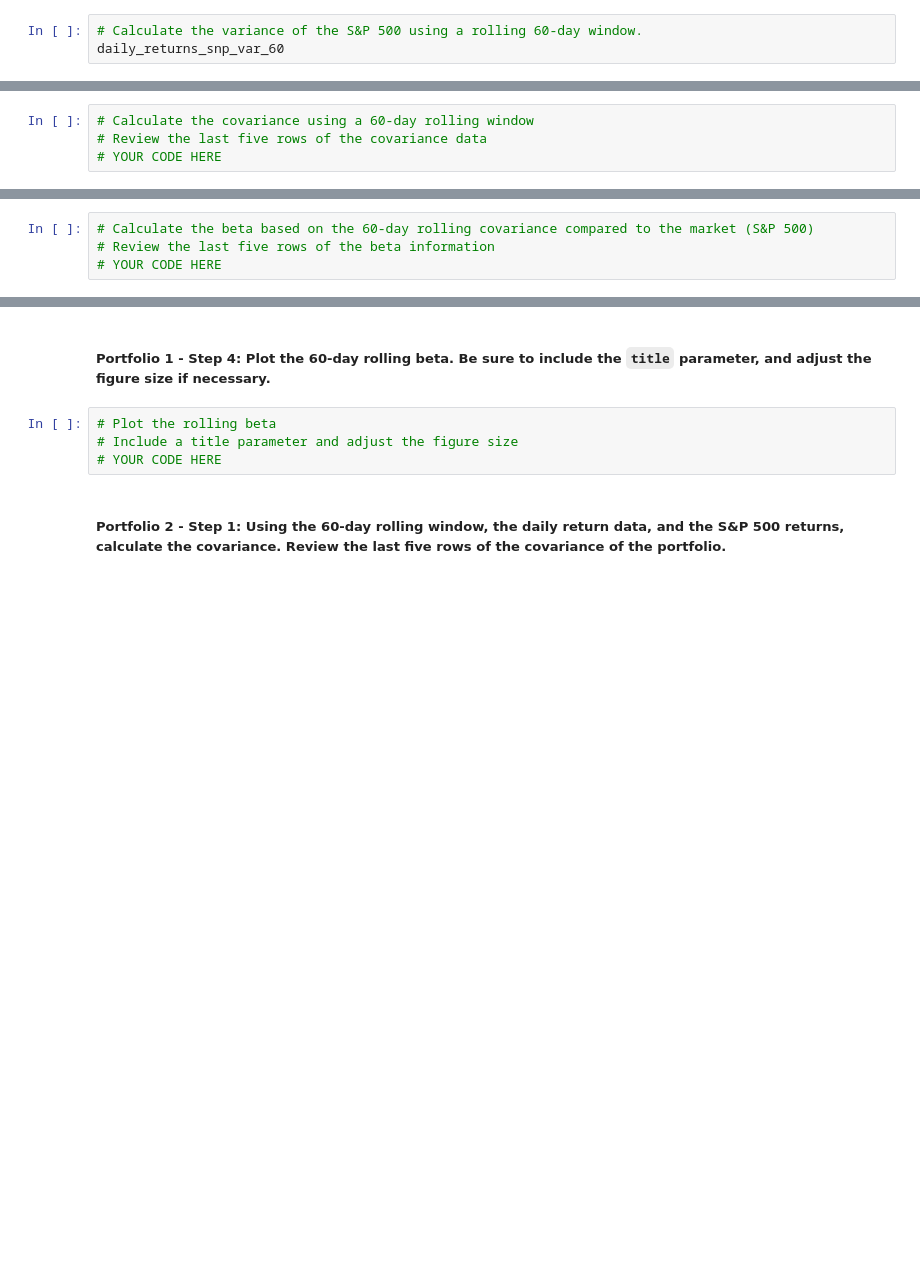
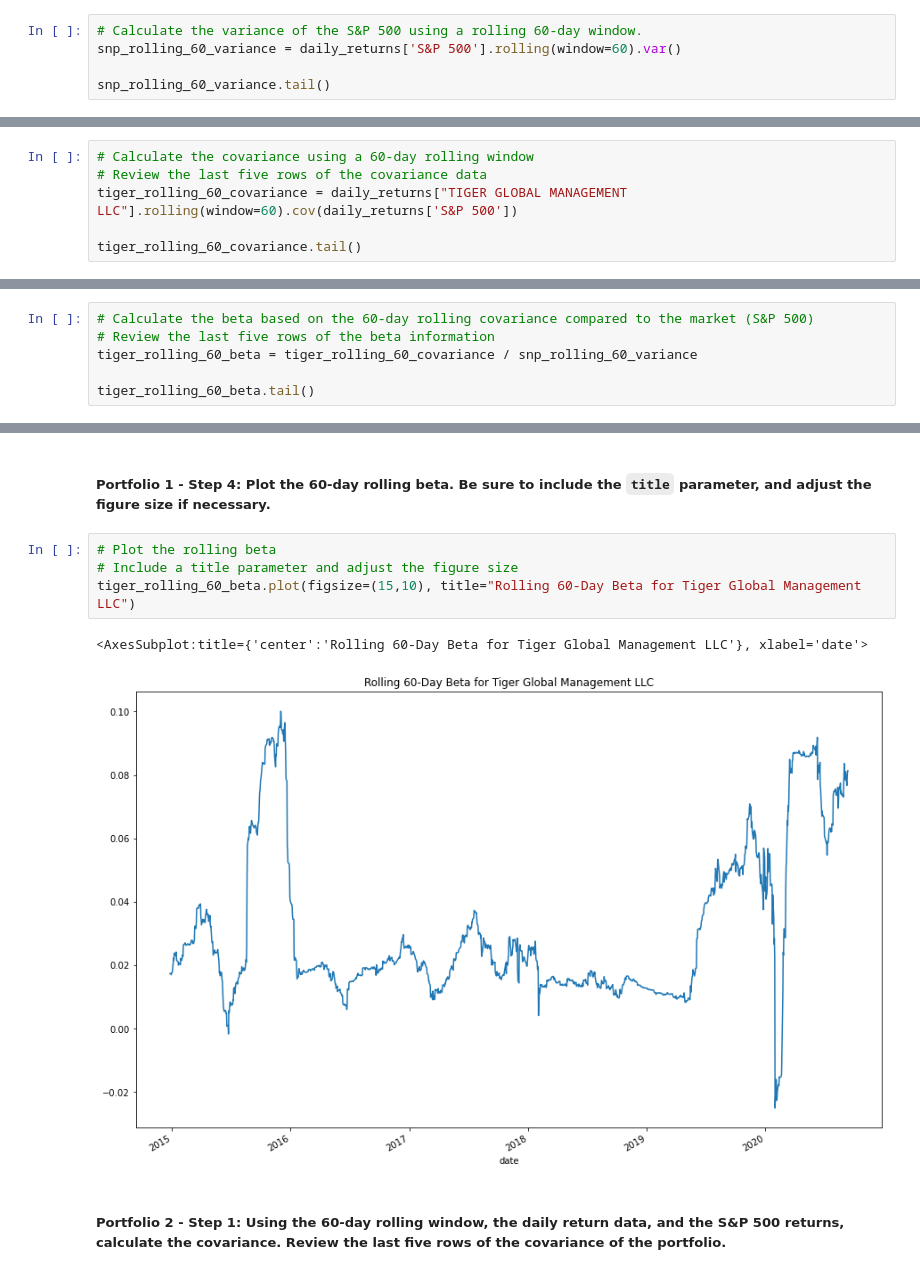
Before and after one commit to JonahLeggett/Risk_Return_Analysis, a Jupyter notebook: risk_return_analysis.ipynb, the cells around one changed output, grey strips where cells are left out. Cells and saved outputs as stored; diff of their text form; blank space fills up the shorter version.

```diff
--- a/risk_return_analysis.ipynb
+++ b/risk_return_analysis.ipynb
@@ -365,4 +365,6 @@ Your analysis is nearing completion. Now, you need to evaluate how the portfolio
 #### Use the Pandas `var` function to calculate the variance of the S&P 500 by using a 60-day rolling window. Visualize the last five rows of the variance of the S&P 500.
 # %%
 # Calculate the variance of the S&P 500 using a rolling 60-day window.
-daily_returns_snp_var_60
+snp_rolling_60_variance = daily_returns['S&P 500'].rolling(window=60).var()
+
+snp_rolling_60_variance.tail()
@@ -381,4 +391,6 @@ daily_returns_snp_var_60
 # %%
 # Calculate the covariance using a 60-day rolling window
 # Review the last five rows of the covariance data
-# YOUR CODE HERE
+tiger_rolling_60_covariance = daily_returns["TIGER GLOBAL MANAGEMENT LLC"].rolling(window=60).cov(daily_returns['S&P 500'])
+
+tiger_rolling_60_covariance.tail()
@@ -387,4 +407,6 @@ daily_returns_snp_var_60
 # %%
 # Calculate the beta based on the 60-day rolling covariance compared to the market (S&P 500)
 # Review the last five rows of the beta information
-# YOUR CODE HERE
+tiger_rolling_60_beta = tiger_rolling_60_covariance / snp_rolling_60_variance
+
+tiger_rolling_60_beta.tail()
@@ -398,7 +430,10 @@ daily_returns_snp_var_60
 # %%
 # Plot the rolling beta
 # Include a title parameter and adjust the figure size
-# YOUR CODE HERE
+tiger_rolling_60_beta.plot(figsize=(15,10), title="Rolling 60-Day Beta for Tiger Global Management LLC")
+# %% [output]
+<AxesSubplot:title={'center':'Rolling 60-Day Beta for Tiger Global Management LLC'}, xlabel='date'>
+[figure, added]
 # %% [markdown]
 ##### Portfolio 2 - Step 1: Using the 60-day rolling window, the daily return data, and the S&P 500 returns, calculate the covariance. Review the last five rows of the covariance of the portfolio.
 # %%
```
Also changed, not shown: parts of 10 cells of this notebook.
